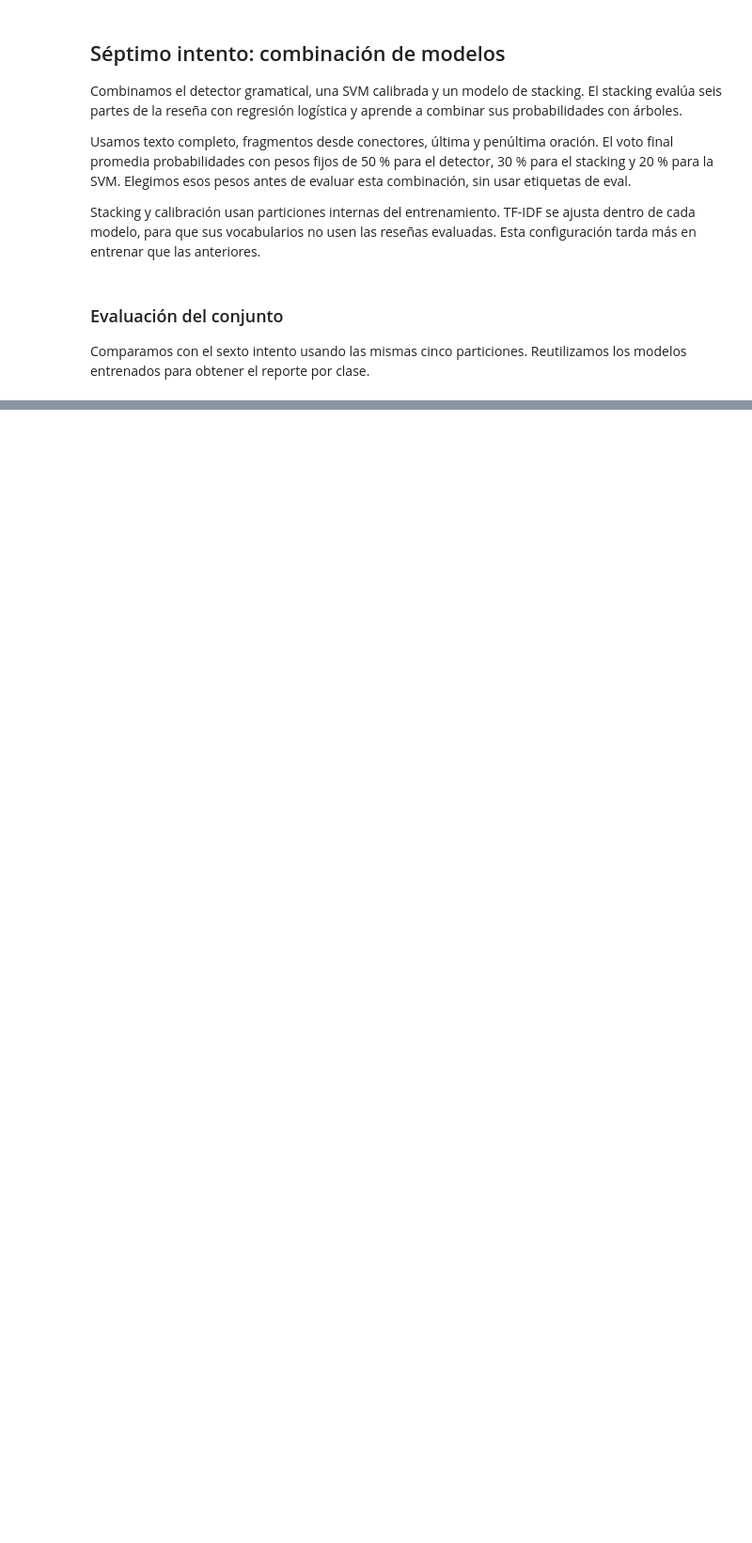
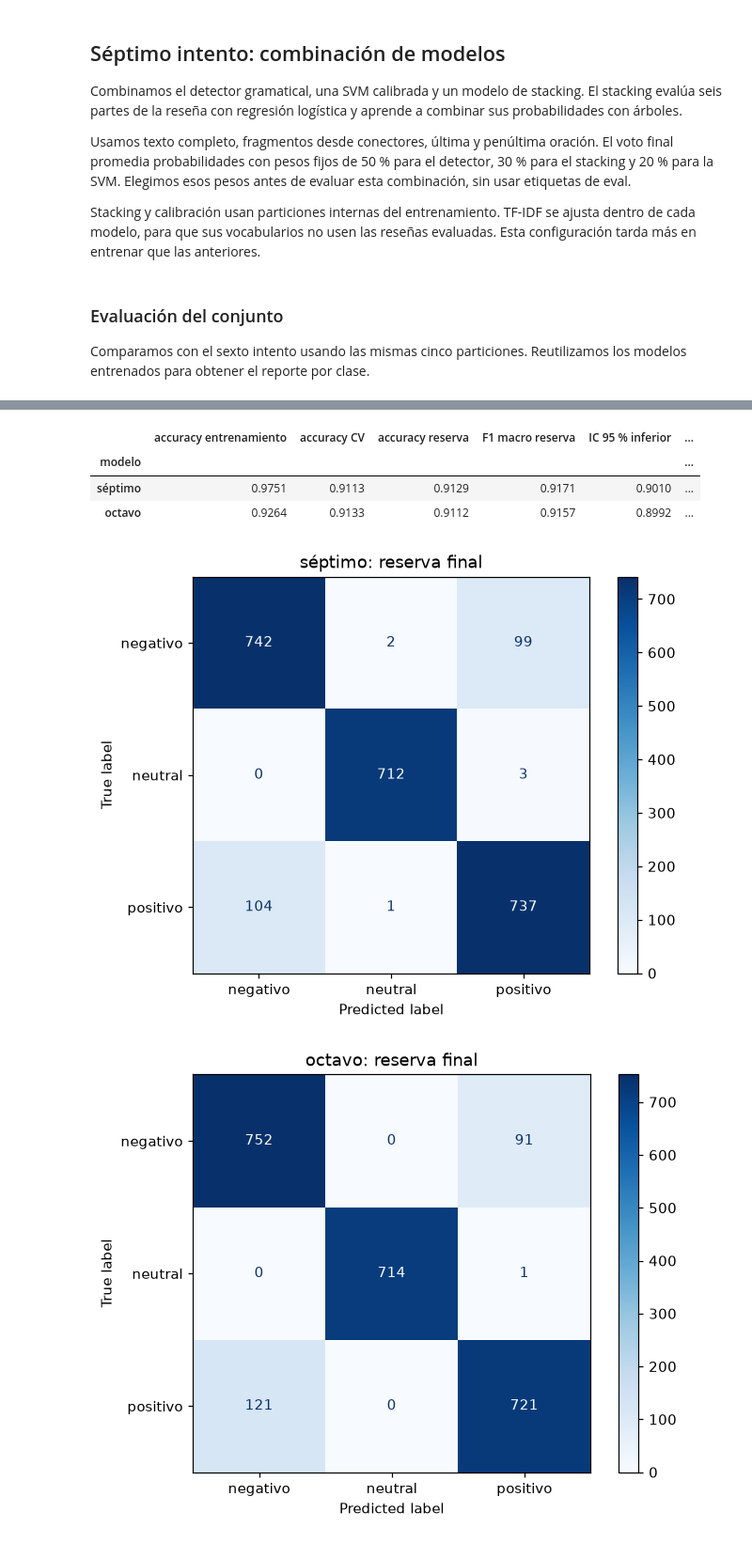
Before and after one commit to jmfonsecau/ISIS-2611-Proyecto-Parte-1, a Jupyter notebook: notebook_proyecto.ipynb, the cells around one changed output, grey strips where cells are left out. Shown at 94% size. Cells and saved outputs as stored; diff of their text form; code cells hidden in the pictures; blank space fills up the shorter version.

```diff
--- a/notebook_proyecto.ipynb
+++ b/notebook_proyecto.ipynb
@@ -1509,0 +1824,47 @@ La línea base oficial de la competencia queda pendiente de confirmar.
+# %%
+def intervalo_accuracy(correctos, total, z=1.96):
+    proporcion = correctos / total
+    denominador = 1 + z ** 2 / total
+    centro = (proporcion + z ** 2 / (2 * total)) / denominador
+    margen = z * np.sqrt(
+        proporcion * (1 - proporcion) / total + z ** 2 / (4 * total ** 2)
+    ) / denominador
+    return centro - margen, centro + margen
+
+configuraciones_fijas = {
+    "séptimo": (pipeline_ensemble, resultados_ensemble["test_score"].mean()),
+    "octavo": (pipeline_contextual, resultados_contextual["test_accuracy"].mean()),
+}
+evaluaciones_finales = []
+modelos_reserva = {}
+predicciones_reserva = {}
+with threadpool_limits(limits=2):
+    for nombre, (configuracion, accuracy_cv) in configuraciones_fijas.items():
+        inicio = time.perf_counter()
+        estimador = clone(configuracion).fit(X_train, y_train)
+        prediccion = estimador.predict(X_valid)
+        inferior, superior = intervalo_accuracy((prediccion == y_valid).sum(), len(y_valid))
+        evaluaciones_finales.append({
+            "modelo": nombre,
+            "accuracy entrenamiento": accuracy_score(y_train, estimador.predict(X_train)),
+            "accuracy CV": accuracy_cv,
+            "accuracy reserva": accuracy_score(y_valid, prediccion),
+            "F1 macro reserva": f1_score(y_valid, prediccion, average="macro"),
+            "IC 95 % inferior": inferior,
+            "IC 95 % superior": superior,
+            "segundos ajuste y predicción": time.perf_counter() - inicio,
+        })
+        modelos_reserva[nombre] = estimador
+        predicciones_reserva[nombre] = prediccion
+
+resumen_reserva = pd.DataFrame(evaluaciones_finales).set_index("modelo")
+display(resumen_reserva.round(4))
+for nombre, prediccion in predicciones_reserva.items():
+    print(f"\n{nombre.upper()}: reserva final")
+    print(classification_report(y_valid, prediccion, digits=3))
+    ConfusionMatrixDisplay.from_predictions(
+        y_valid, prediccion, labels=["negativo", "neutral", "positivo"], cmap="Blues",
+    )
+    plt.title(f"{nombre}: reserva final")
+    plt.show()
+# %% [output]
@@ -1509,0 +1888,6 @@ La línea base oficial de la competencia queda pendiente de confirmar.
+|  | accuracy entrenamiento | accuracy CV | accuracy reserva | F1 macro reserva | IC 95 % inferior | ... |
+| modelo |  |  |  |  |  | ... |
+| séptimo | 0.9751 | 0.9113 | 0.9129 | 0.9171 | 0.9010 | ... |
+| octavo | 0.9264 | 0.9133 | 0.9112 | 0.9157 | 0.8992 | ... |
+[figure, added]
+[figure, added]
```
Also changed, not shown: parts of 38 cells of this notebook, 3 other files.
